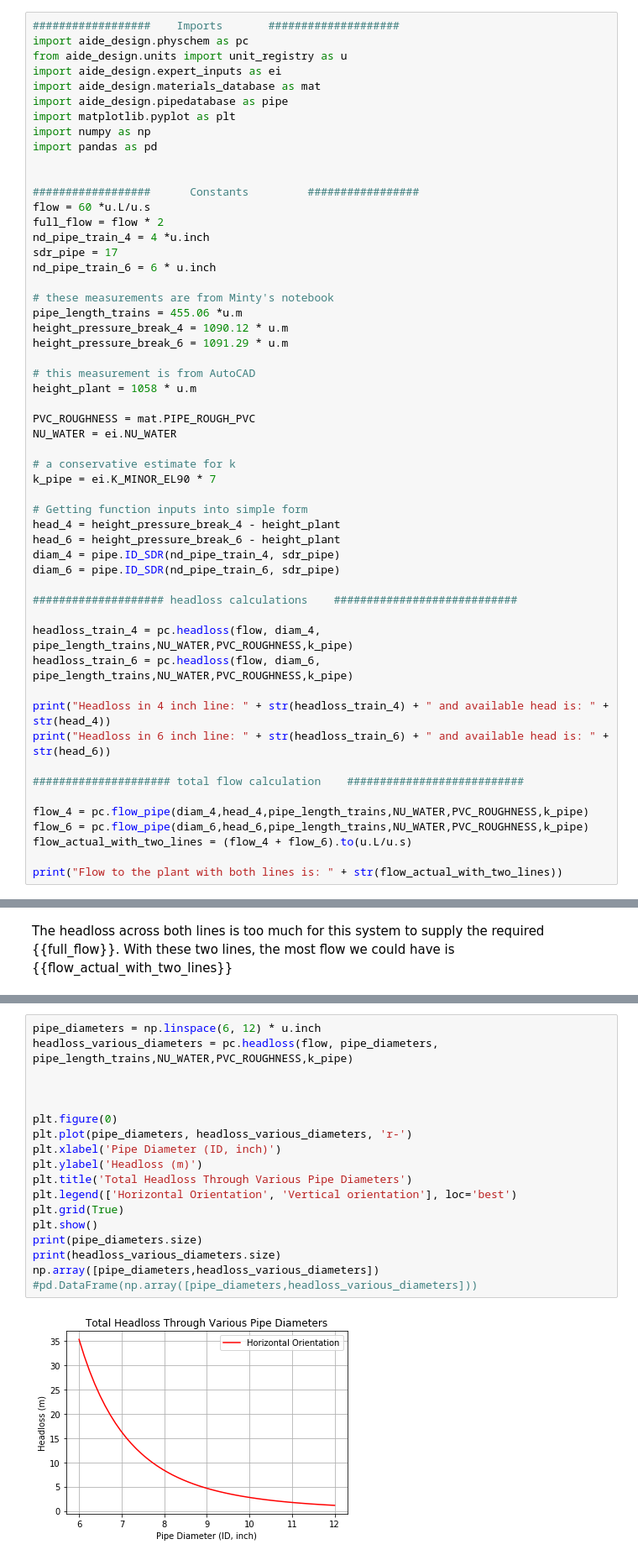
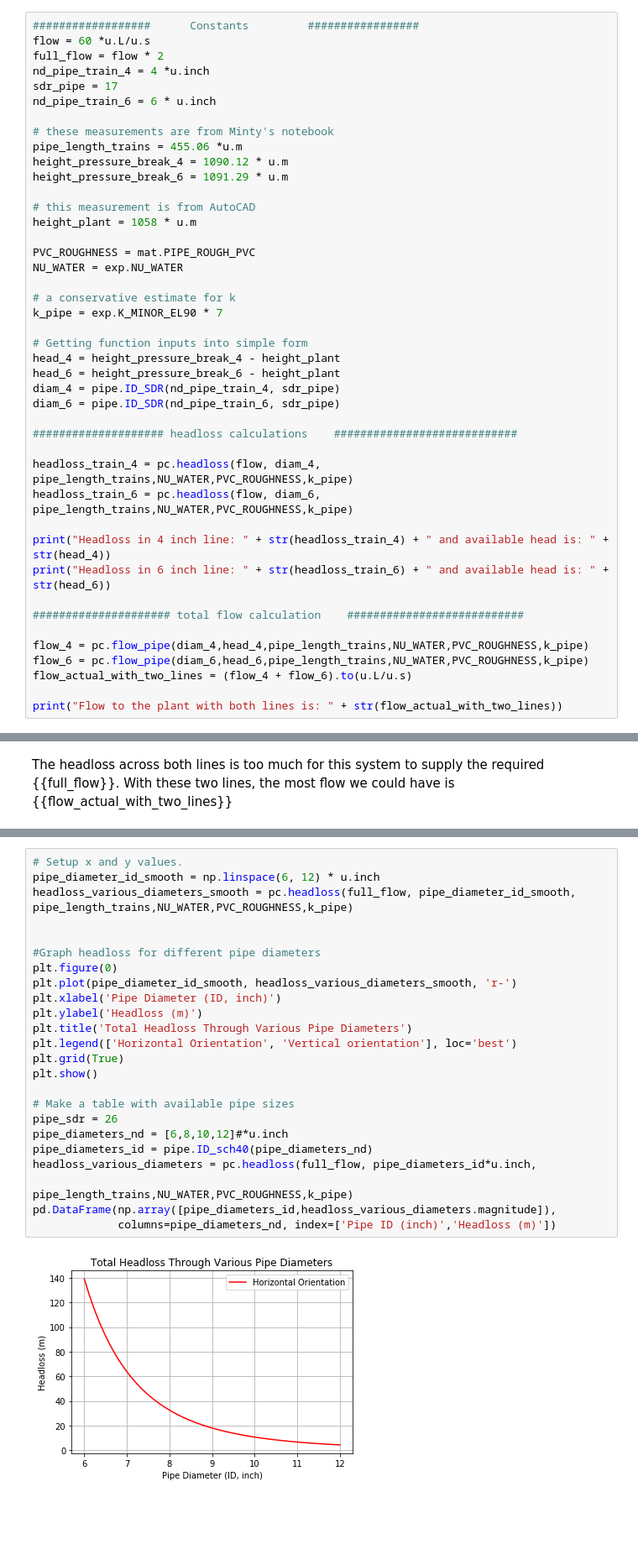
Before and after one commit to AguaClara/plant_notebooks, a Jupyter notebook: Gracias/Gracias.ipynb, the cells around one changed output, grey strips where cells are left out. Shown: that part at 84% size. Cells and saved outputs as stored; diff of their text form; blank space fills up the shorter version.

Commit message:
Added some conduction pipe headloss calculations.

```diff
--- a/Gracias/Gracias.ipynb
+++ b/Gracias/Gracias.ipynb
@@ -13,15 +25,4 @@ The simplest solution is to use the current pressure break as the flow distribut
 # %%
-##################    Imports       ####################
-import aide_design.physchem as pc
-from aide_design.units import unit_registry as u
-import aide_design.expert_inputs as ei
-import aide_design.materials_database as mat
-import aide_design.pipedatabase as pipe
-import matplotlib.pyplot as plt
-import numpy as np
-import pandas as pd
-
-
 ##################      Constants         #################
 flow = 60 *u.L/u.s
 full_flow = flow * 2
@@ -38,10 +39,10 @@ height_pressure_break_6 = 1091.29 * u.m
 height_plant = 1058 * u.m
 
 PVC_ROUGHNESS = mat.PIPE_ROUGH_PVC
-NU_WATER = ei.NU_WATER
+NU_WATER = exp.NU_WATER
 
 # a conservative estimate for k
-k_pipe = ei.K_MINOR_EL90 * 7
+k_pipe = exp.K_MINOR_EL90 * 7
 
 # Getting function inputs into simple form
 head_4 = height_pressure_break_4 - height_plant
@@ -76,20 +89,26 @@ The headloss in both the 4" and 6" lines is too great to handle the {{flow}} flo
 # %%
-pipe_diameters = np.linspace(6, 12) * u.inch
-headloss_various_diameters = pc.headloss(flow, pipe_diameters, pipe_length_trains,NU_WATER,PVC_ROUGHNESS,k_pipe)
+# Setup x and y values.
+pipe_diameter_id_smooth = np.linspace(6, 12) * u.inch
+headloss_various_diameters_smooth = pc.headloss(full_flow, pipe_diameter_id_smooth, pipe_length_trains,NU_WATER,PVC_ROUGHNESS,k_pipe)
 
 
-
+#Graph headloss for different pipe diameters
 plt.figure(0)
-plt.plot(pipe_diameters, headloss_various_diameters, 'r-')
+plt.plot(pipe_diameter_id_smooth, headloss_various_diameters_smooth, 'r-')
 plt.xlabel('Pipe Diameter (ID, inch)')
 plt.ylabel('Headloss (m)')
 plt.title('Total Headloss Through Various Pipe Diameters')
 plt.legend(['Horizontal Orientation', 'Vertical orientation'], loc='best')
 plt.grid(True)
 plt.show()
-print(pipe_diameters.size)
-print(headloss_various_diameters.size)
-np.array([pipe_diameters,headloss_various_diameters])
-#pd.DataFrame(np.array([pipe_diameters,headloss_various_diameters]))
+
+# Make a table with available pipe sizes
+pipe_sdr = 26
+pipe_diameters_nd = [6,8,10,12]#*u.inch
+pipe_diameters_id = pipe.ID_sch40(pipe_diameters_nd)
+headloss_various_diameters = pc.headloss(full_flow, pipe_diameters_id*u.inch,
+                                         pipe_length_trains,NU_WATER,PVC_ROUGHNESS,k_pipe)
+pd.DataFrame(np.array([pipe_diameters_id,headloss_various_diameters.magnitude]),
+             columns=pipe_diameters_nd, index=['Pipe ID (inch)','Headloss (m)'])
 # %% [output]
-[figure, old version]
+[figure, new version]
```
Also changed, not shown: parts of 8 cells of this notebook.
